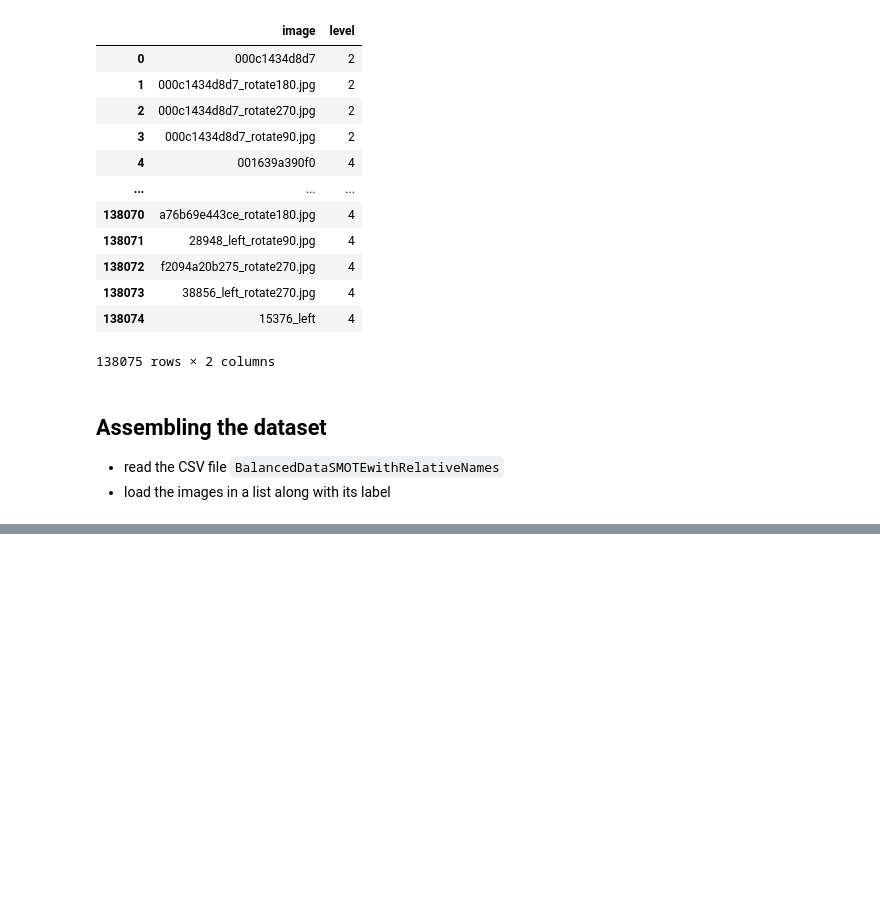
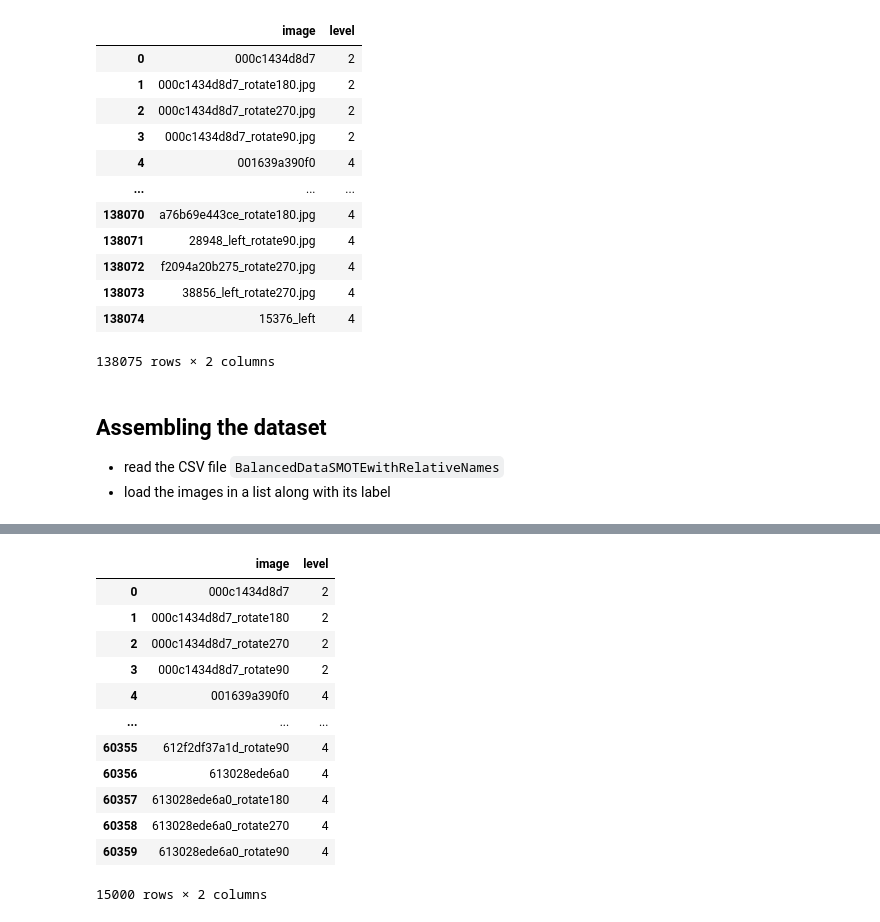
Before and after one commit to Mustafa-raja/Diabetic-Retinopathy, a Jupyter notebook: DiabeticRetinopathy.ipynb, the cells around one changed output, grey strips where cells are left out. Saved outputs shown, nothing was run; the diff lists cells and outputs as text; code cells hidden in the pictures; blank space fills up the shorter version.

```diff
--- a/DiabeticRetinopathy.ipynb
+++ b/DiabeticRetinopathy.ipynb
@@ -253,0 +298,20 @@ model.eval()
+# %%
+import pandas as pd
+data = 'BalancedDataSMOTEwithRelativeNames.csv'
+df = pd.read_csv(data)
+df = df.groupby('level').head(3000)
+df
+# %% [output]
+|  | image | level |
+| 0 | 000c1434d8d7 | 2 |
+| 1 | 000c1434d8d7_rotate180 | 2 |
+| 2 | 000c1434d8d7_rotate270 | 2 |
+| 3 | 000c1434d8d7_rotate90 | 2 |
+| 4 | 001639a390f0 | 4 |
+| ... | ... | ... |
+| 60355 | 612f2df37a1d_rotate90 | 4 |
+| 60356 | 613028ede6a0 | 4 |
+| 60357 | 613028ede6a0_rotate180 | 4 |
+| 60358 | 613028ede6a0_rotate270 | 4 |
+| 60359 | 613028ede6a0_rotate90 | 4 |
+15000 rows × 2 columns
```
Also changed, not shown: parts of 8 cells of this notebook, 2 other files.
